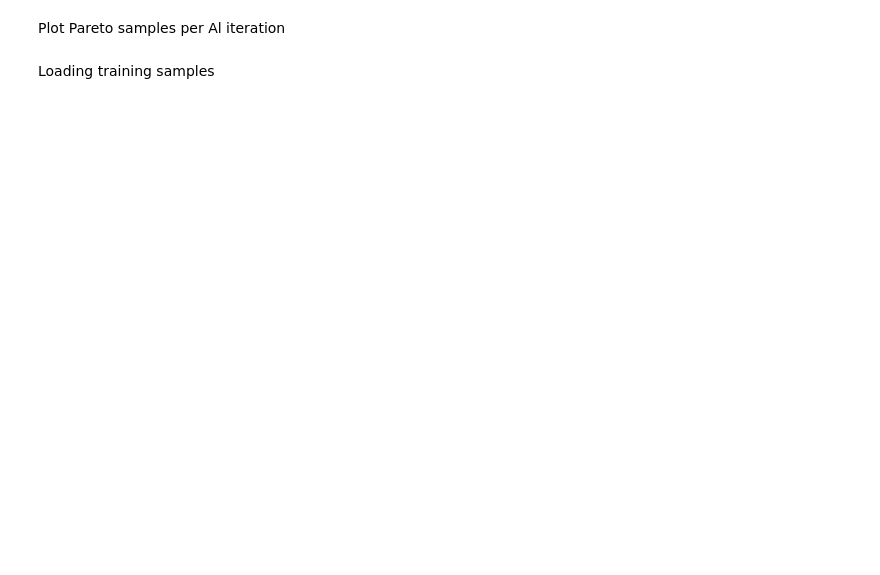
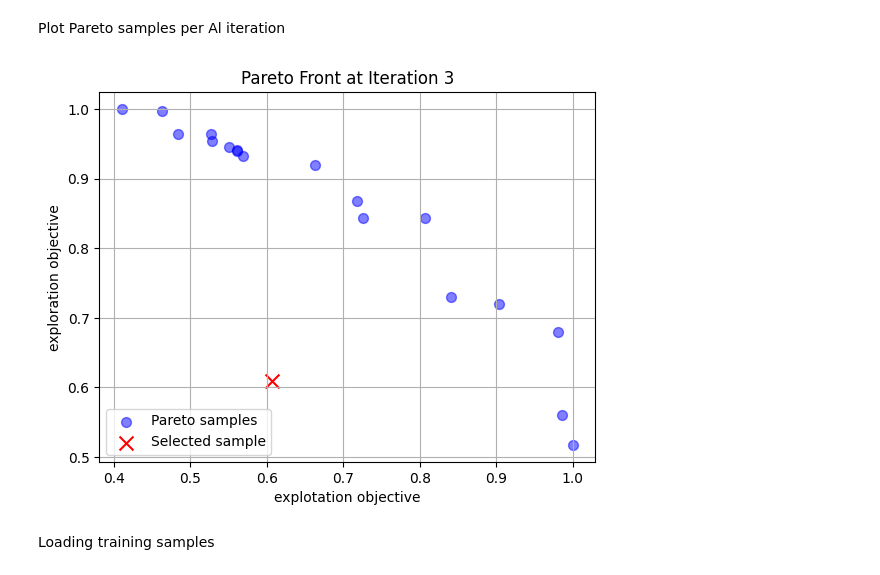
Before and after one commit to Jonalex7/MOO-AL, a Jupyter notebook: notebooks/Sandbox_moo_al.ipynb, the cells around one changed output. Saved outputs shown, nothing was run; the diff lists cells and outputs as text; code cells hidden in the pictures; blank space fills up the shorter version.

```diff
--- a/notebooks/Sandbox_moo_al.ipynb
+++ b/notebooks/Sandbox_moo_al.ipynb
@@ -31,16 +31,17 @@ Define config file
 config = {}
 # Config file for the active learning experiment
 config = {
-    'case_study':'four_branch_6', # 'four_branch_6', 'four_branch_7', 'hat', 'himmelblau', 'nonlinear_oscillator', 'high_dimensional'
-    'al_strategy': 'moo', # 'u', 'eff', 'moo', 'erf', 'reif'
+    'case_study':'four_branch_7', # 'four_branch_6', 'four_branch_7', 'hat', 'himmelblau', 'nonlinear_oscillator', 'high_dimensional'
+    'al_strategy': 'u', # 'u', 'eff', 'moo', 'erf', 'reif'
     'al_batch': 1, # Number of samples to acquired at each AL iteration
-    'total_samples': 15, # Total number of training samples
+    'total_samples': 100, # Total number of training samples
     'passive_samples': 10, # Initial dataset size (LHS)
     'n_mcs_pool': 1000000, # Number of samples in the MCS pool
-    'n_mcs_pf': 1000000, # Number of samples for the MCS probability of failure estimate
+    'n_mcs_pf': 10000000, # Number of samples for the MCS probability of failure estimate
     'seed': None,  # Random seed for reproducibility (264407567 to test high dimensional case study)
-    'save_interval': 50, # Save the model every n iterations
-    'pareto_metrics': True, # If True, save the Pareto front at every AL iteration
+    'save_interval': 100, # Save the model every n iterations
+    'pareto_metrics': False, # If True, save the Pareto front at every AL iteration
+    'wand_online': False
 }
 # %% [markdown]
 Config parameters for MOO-based acquisition strategies
@@ -231,36 +261,38 @@ pf_model
 # %%
 # iteration index for Pareto metrics
-i = 7
+i = 3
 
 # Extract the first element of output_data['Pareto_metrics'][i]
 first_element = np.array(output_data['Pareto_metrics'][i][0])
 
 # Extract X and Y for the first element
 x1 = first_element[:, 0]  # First column
 y1 = first_element[:, 1]  # Second column
 
 # Extract the second element of output_data['Pareto_metrics'][i]
 second_element = np.array(output_data['Pareto_metrics'][i][1])
 
 # Extract X and Y for the second element
 x2 = second_element[0]  # First column
 y2 = second_element[1]  # Second column
 
 # Plot the first element
 plt.scatter(x1+1, y1, label='Pareto samples', s=50, color='blue', alpha=0.5)
 
 # Plot the second element
 plt.scatter(1-x2, y2, label='Selected sample', color='red', marker='x', s=100)
 
 # Add labels, legend, and title
 plt.xlabel('explotation objective')
 plt.ylabel('exploration objective')
 plt.title(f'Pareto Front at Iteration {i}')
 plt.grid(True)
 plt.legend(loc='lower left')
 
 # Show the plot
 plt.show()
+# %% [output]
+[figure, added]
 # %% [markdown]
 Loading training samples
 # %%
```
Also changed, not shown: parts of 7 cells of this notebook, 2 other files.
